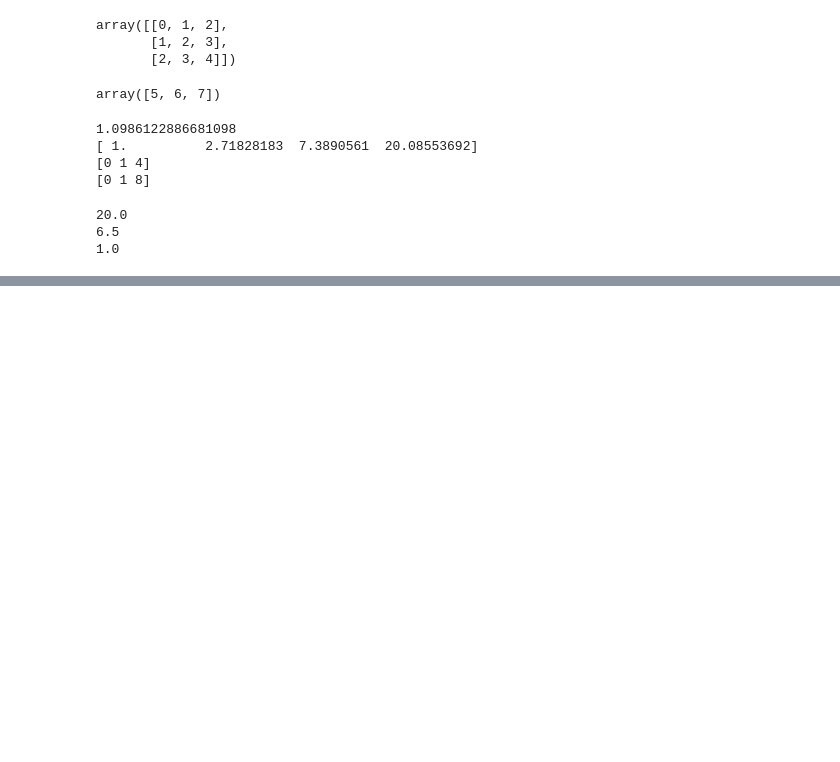
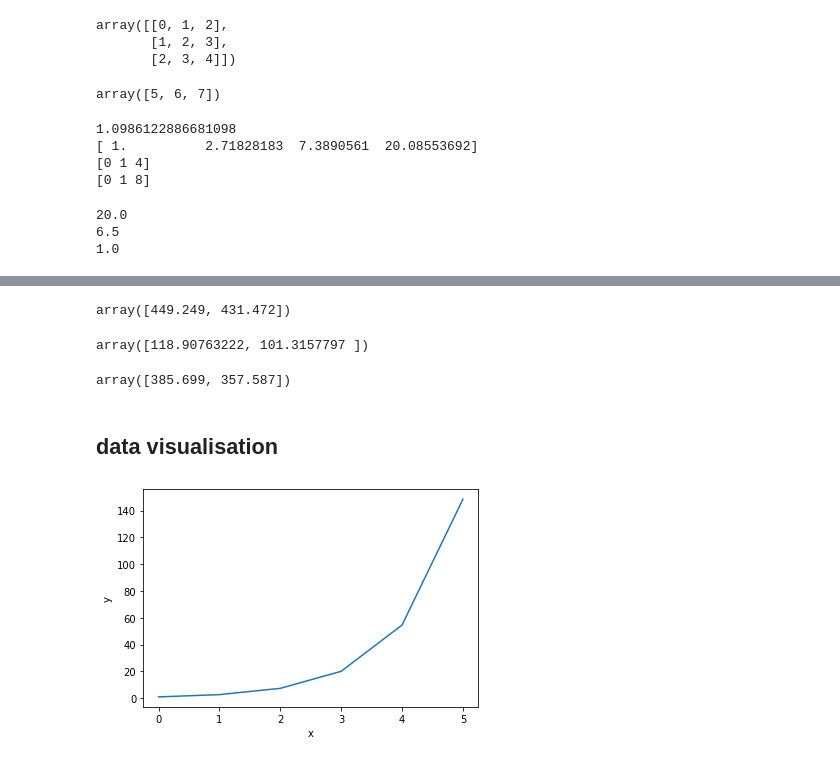
Before and after one commit to sayyidkhan/python_jan_2021, a Jupyter notebook: python_packages.ipynb, the cells around one changed output, grey strips where cells are left out. Cells and saved outputs as stored; diff of their text form; code cells hidden in the pictures; blank space fills up the shorter version.

Commit message:
update till data visualisation

```diff
--- a/python_packages.ipynb
+++ b/python_packages.ipynb
@@ -220,0 +231,23 @@ print(array_2d.min()) # the minimum item in the array
+# %%
+#page 75 - 80
+#using the sum function
+exp_d = (distr[0] * distr[1:]).sum(axis=1)
+exp_d
+# %% [output]
+array([449.249, 431.472])
+# %%
+#page 80 - 84
+# get the standard deviation of the data
+var_d = (distr[0] * (distr[1:] - exp_d.reshape((2,1)))**2).sum(axis=1)
+std_d = var_d ** 0.5
+std_d
+# %% [output]
+array([118.90763222, 101.3157797 ])
+# %%
+#page 85 - 89
+exp_sold = (distr[0] * np.minimum( order.reshape(2,1), distr[1:] )).sum(axis=1)
+exp_sold
+# %% [output]
+array([385.699, 357.587])
+# %% [markdown]
+## data visualisation
@@ -220,0 +260,14 @@ print(array_2d.min()) # the minimum item in the array
+# %%
+## page 95 - 104
+## plot the graph of exponential function y = exp(x), where x = 0,1,2,3,4,5
+
+step = 1
+x = np.arange(0, 5 + step, step) # an array 0,1,2,3,4,5
+y = np.exp(x) # an array of exp(0), exp(1), ..., exp(5)
+
+plt.plot(x,y) #specify the line plot by the x and y data
+plt.xlabel('x') # label for x data
+plt.ylabel('y') # label for y data
+plt.show() # ready for display (optional for Jupyter)
+# %% [output]
+[figure, added]
```
Also changed, not shown: parts of 15 cells of this notebook.
